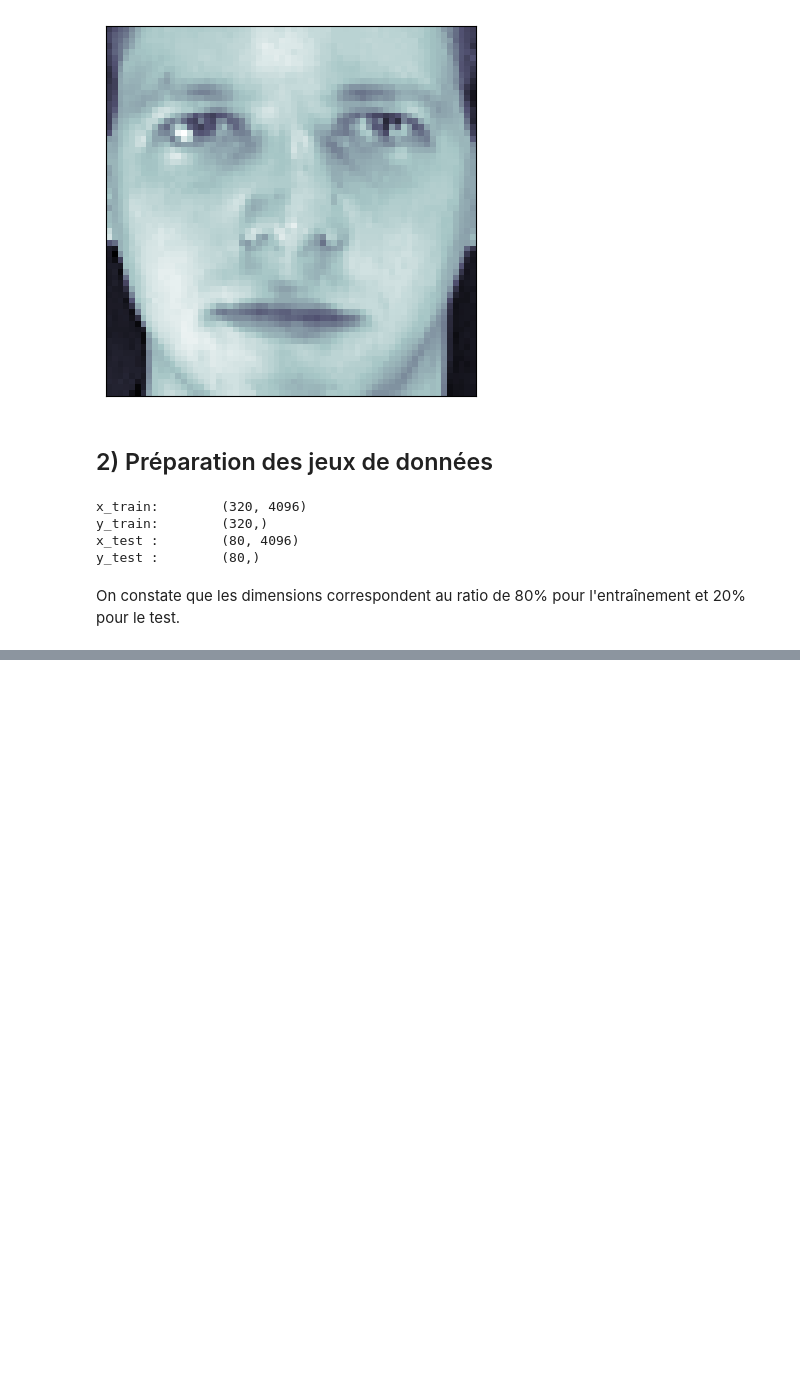
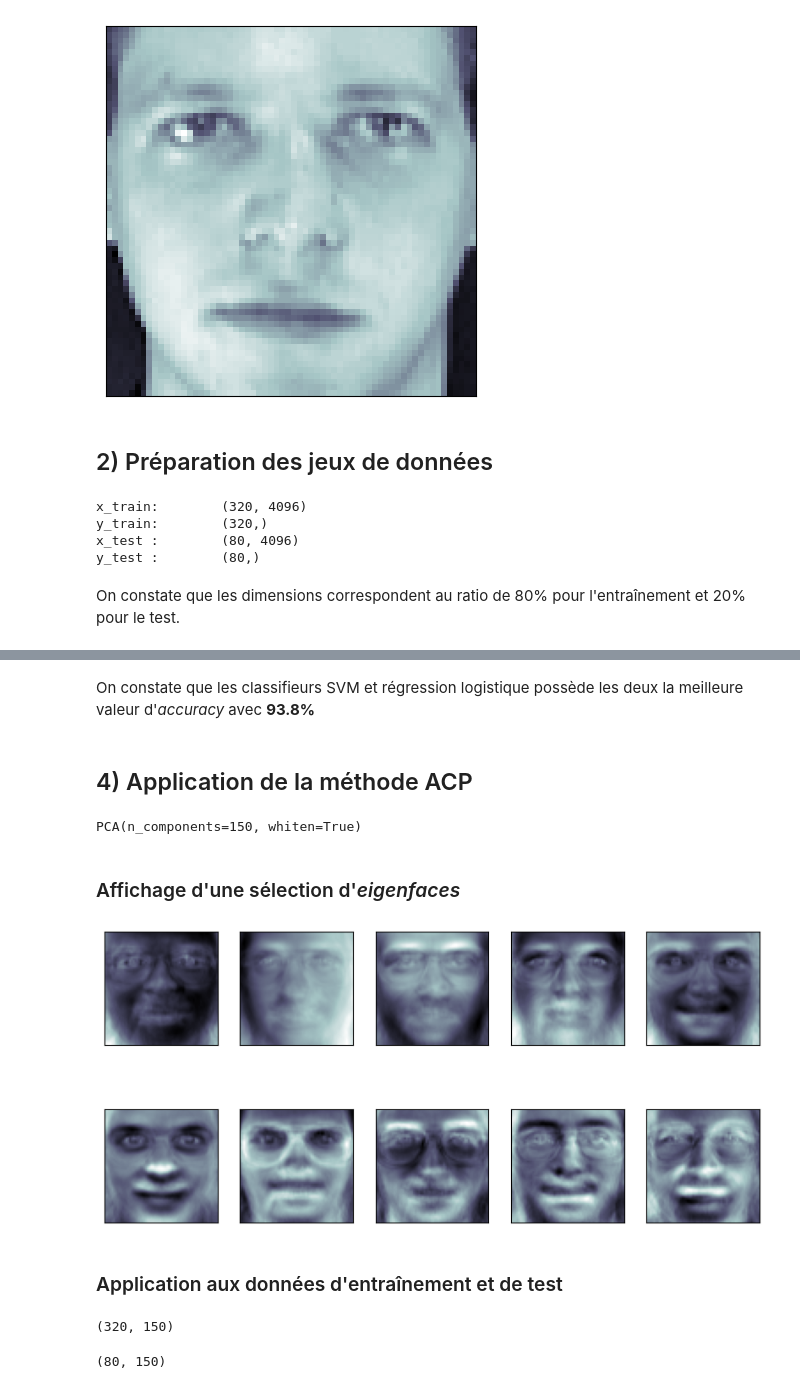
Before and after one commit to HUART1848/PCD_L4, a Jupyter notebook: Labo4-ACP-FerchichiHuart.ipynb, the cells around one changed output, grey strips where cells are left out. Drawn from its saved outputs; the diff is of its cells as text; code cells hidden in the pictures; blank space fills up the shorter version.

```diff
--- a/Labo4-ACP-FerchichiHuart.ipynb
+++ b/Labo4-ACP-FerchichiHuart.ipynb
@@ -96,3 +89,5 @@ def olivetti_train_test_split(data, target, n_classes=10, train_ratio=0.8):
+# %%
+x_train, x_test, y_train, y_test = train_test_split(olivetti["data"], olivetti["target"], stratify=olivetti["target"], train_size=0.8, random_state=0)
 # %%
 print(f"x_train:\t{np.shape(x_train)}")
 print(f"y_train:\t{np.shape(y_train)}")
@@ -107,0 +129,20 @@ On constate que les dimensions correspondent au ratio de 80% pour l'entraînemen
+# %% [markdown]
+On constate que les classifieurs SVM et régression logistique possède les deux la meilleure valeur d'_accuracy_ avec **93.8%**
+# %% [markdown]
+## 4) Application de la méthode ACP
+# %%
+pca = PCA(n_components=150, whiten=True)
+pca.fit(x_train)
+# %% [output]
+PCA(n_components=150, whiten=True)
+# %% [markdown]
+### Affichage d'une sélection d'_eigenfaces_
+# %%
+fig = plt.figure(figsize=(10, 5))
+for i in range(10):
+    ax = fig.add_subplot(2, 5, i + 1, xticks=[], yticks=[])
+    ax.imshow(pca.components_[i].reshape(olivetti.images[0].shape), cmap=plt.cm.bone)
+# %% [output]
+[figure, added]
+# %% [markdown]
+### Application aux données d'entraînement et de test
@@ -107,0 +158,8 @@ On constate que les dimensions correspondent au ratio de 80% pour l'entraînemen
+# %%
+print(x_train_pca.shape)
+# %% [output]
+(320, 150)
+# %%
+print(x_test_pca.shape)
+# %% [output]
+(80, 150)
```
Also changed, not shown: parts of 31 cells of this notebook.
